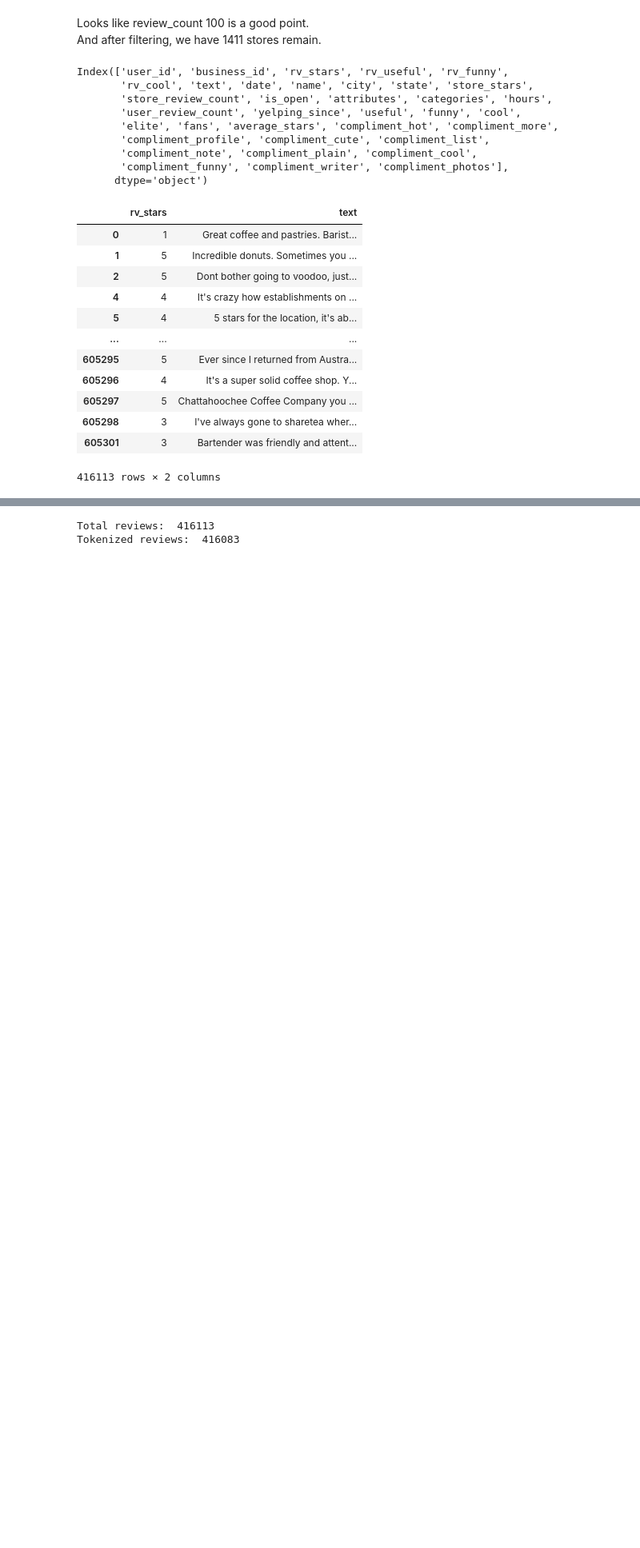
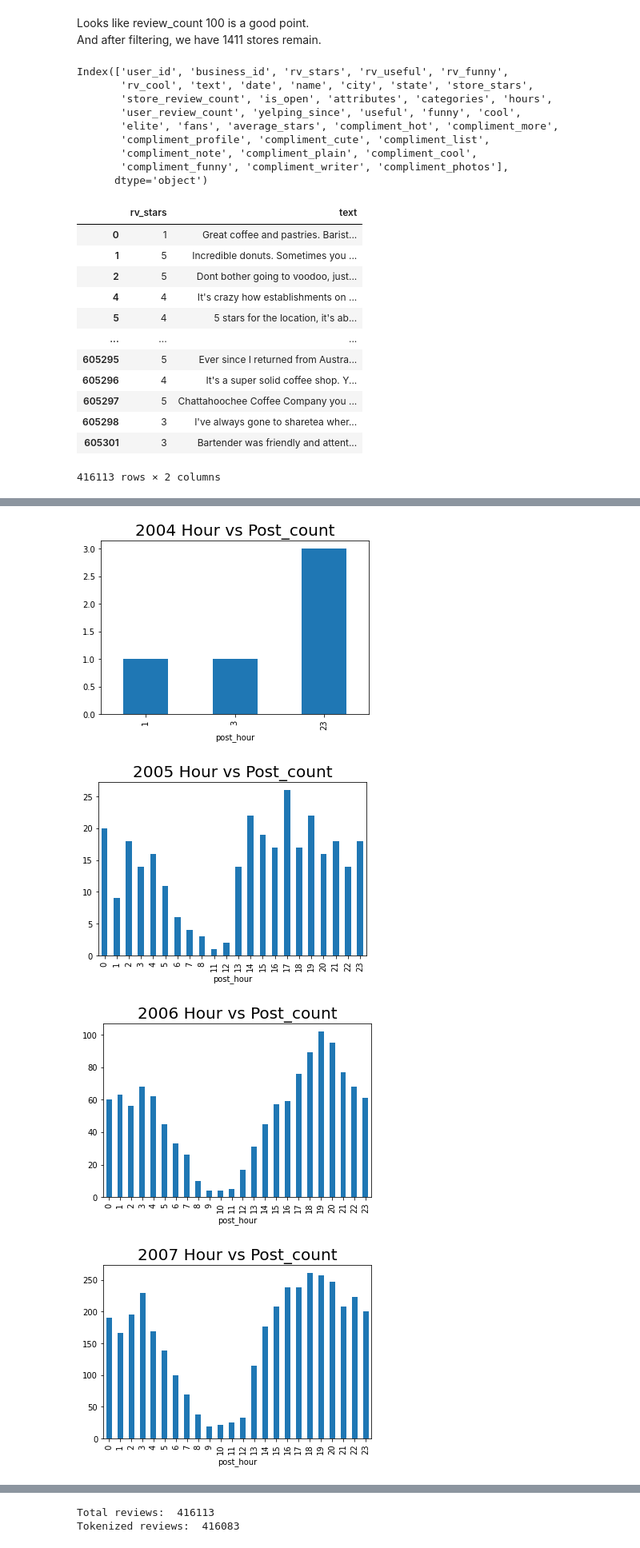
Before and after one commit to erojing/Analyzing_Yelp_Dataset, a Jupyter notebook: Final project.ipynb, the cells around one changed output, grey strips where cells are left out. Shown: that part at 80% size. Drawn from its saved outputs; the diff is of its cells as text; code cells hidden in the pictures; blank space fills up the shorter version.

```diff
--- a/Final project.ipynb
+++ b/Final project.ipynb
@@ -252,0 +298,13 @@ See the caveats in the documentation: https://pandas.pydata.org/pandas-docs/stab
+# %%
+# year, hour/post_count
+yr_hr_post = yelp_coffee_filtered.groupby(['post_year', 'post_hour'])['text'].count()
+for year in list(np.sort(yelp_coffee_filtered['post_year'].unique())):
+    plt.figure()
+    yr_hr_post.loc[year,].plot.bar()
+    plt.title('{} Hour vs Post_count'.format(year), fontsize=20)
+    plt.show()
+# %% [output]
+[figure, added]
+[figure, added]
+[figure, added]
+[figure, added]
```
Also changed, not shown: parts of 38 cells of this notebook, 1 other file.
